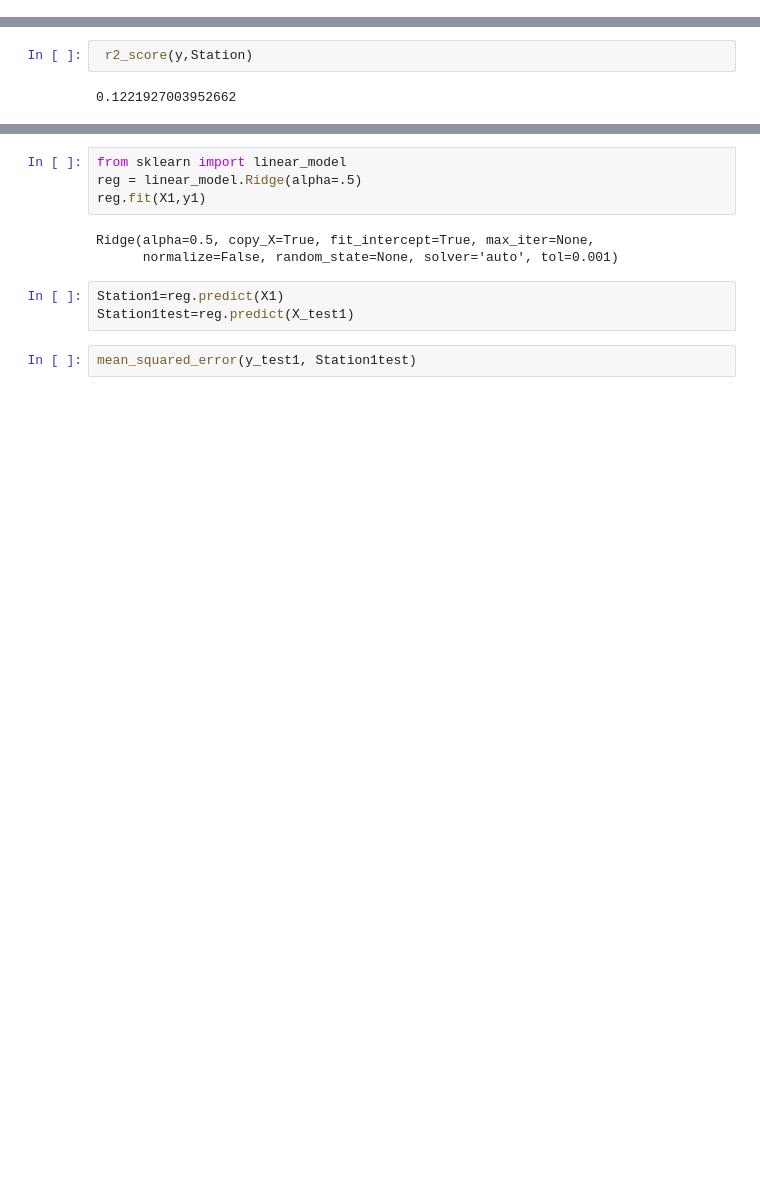
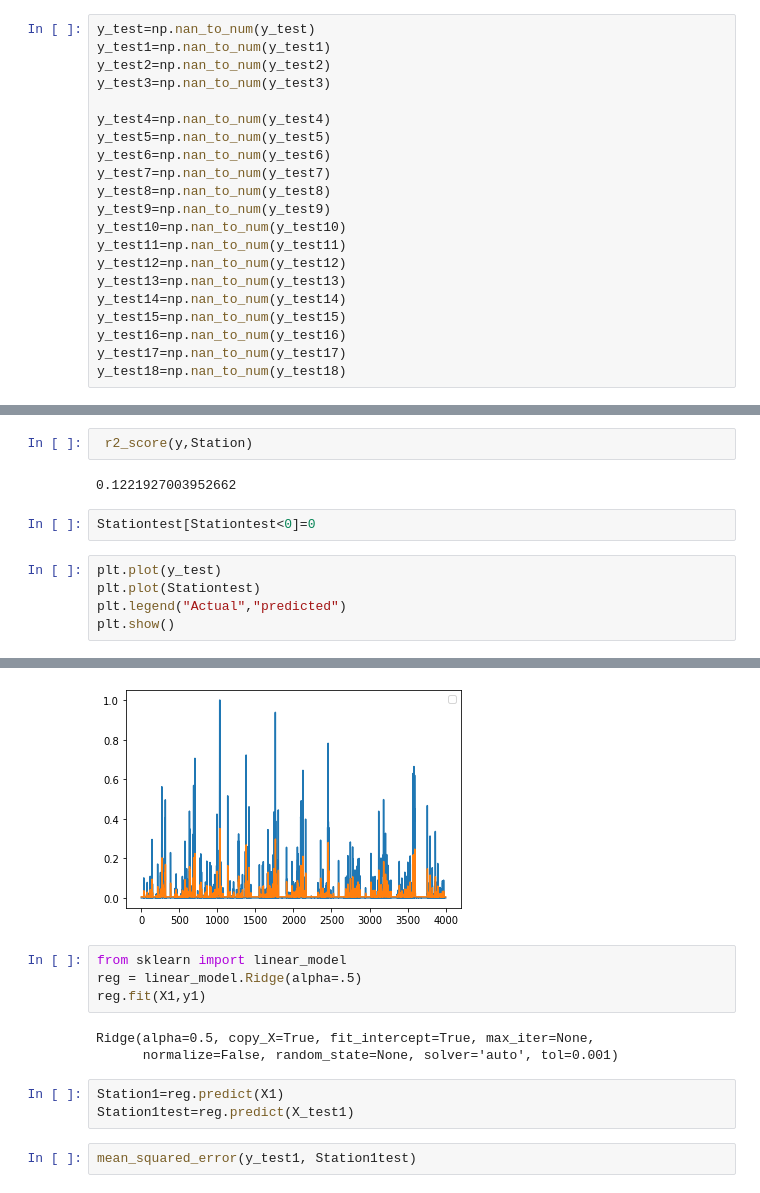
Before and after one commit to VishnuBhaarath/Rainfallpred, a Jupyter notebook: MLR2first7.ipynb, the cells around one changed output, grey strips where cells are left out. Cells and saved outputs as stored; diff of their text form; blank space fills up the shorter version.

```diff
--- a/MLR2first7.ipynb
+++ b/MLR2first7.ipynb
@@ -498,3 +493,24 @@ X_test18,y_test18= split_sequence(uthdataset, n_steps)
+# %%
+y_test=np.nan_to_num(y_test)
+y_test1=np.nan_to_num(y_test1)
+y_test2=np.nan_to_num(y_test2)
+y_test3=np.nan_to_num(y_test3)
+
+y_test4=np.nan_to_num(y_test4)
+y_test5=np.nan_to_num(y_test5)
+y_test6=np.nan_to_num(y_test6)
+y_test7=np.nan_to_num(y_test7)
+y_test8=np.nan_to_num(y_test8)
+y_test9=np.nan_to_num(y_test9)
+y_test10=np.nan_to_num(y_test10)
+y_test11=np.nan_to_num(y_test11)
+y_test12=np.nan_to_num(y_test12)
+y_test13=np.nan_to_num(y_test13)
+y_test14=np.nan_to_num(y_test14)
+y_test15=np.nan_to_num(y_test15)
+y_test16=np.nan_to_num(y_test16)
+y_test17=np.nan_to_num(y_test17)
+y_test18=np.nan_to_num(y_test18)
 # %%
 X.shape
 # %% [output]
@@ -536,3 +548,11 @@ mean_squared_error(y, Station)
  r2_score(y,Station)
 # %% [output]
 0.1221927003952662
+# %%
+Stationtest[Stationtest<0]=0
+# %%
+plt.plot(y_test)
+plt.plot(Stationtest)
+plt.legend("Actual","predicted")
+plt.show()
+# %% [output]
@@ -539,3 +577,4 @@ mean_squared_error(y, Station)
+[figure, added]
 # %%
 from sklearn import linear_model
 reg = linear_model.Ridge(alpha=.5)
```
Also changed, not shown: parts of 37 cells of this notebook.
